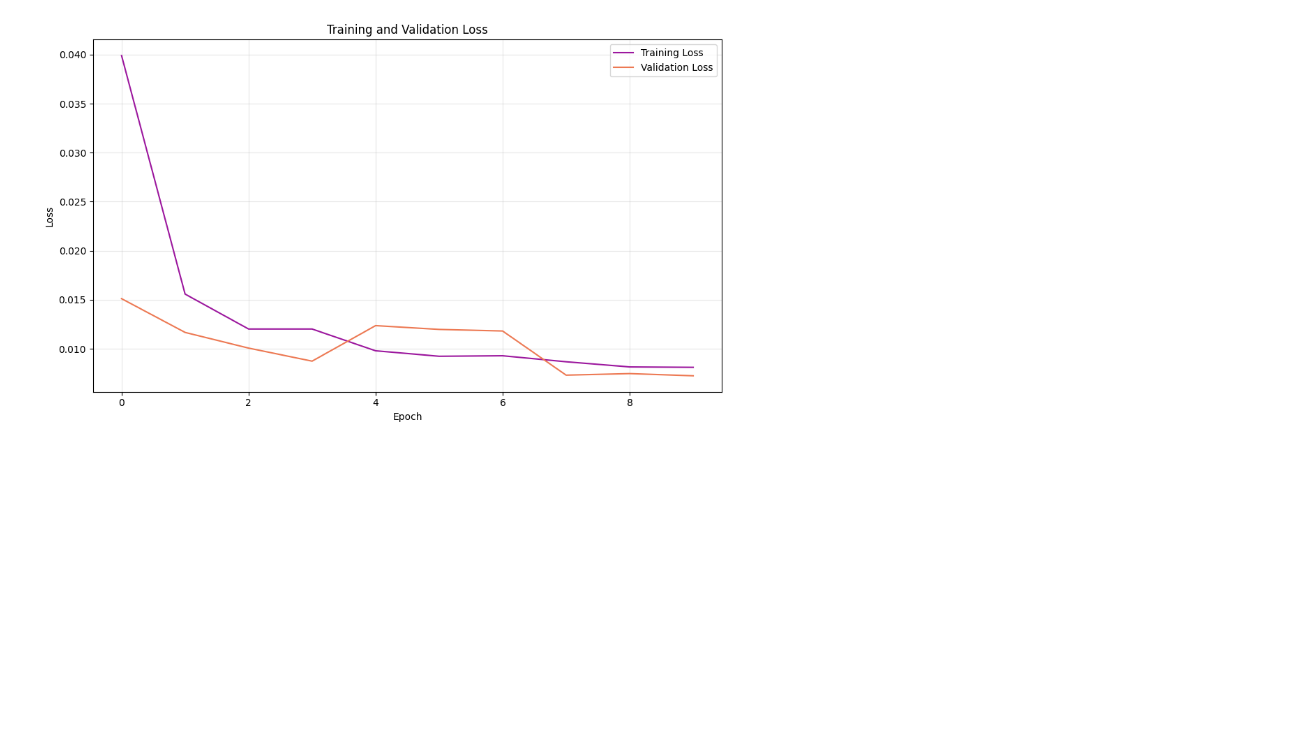
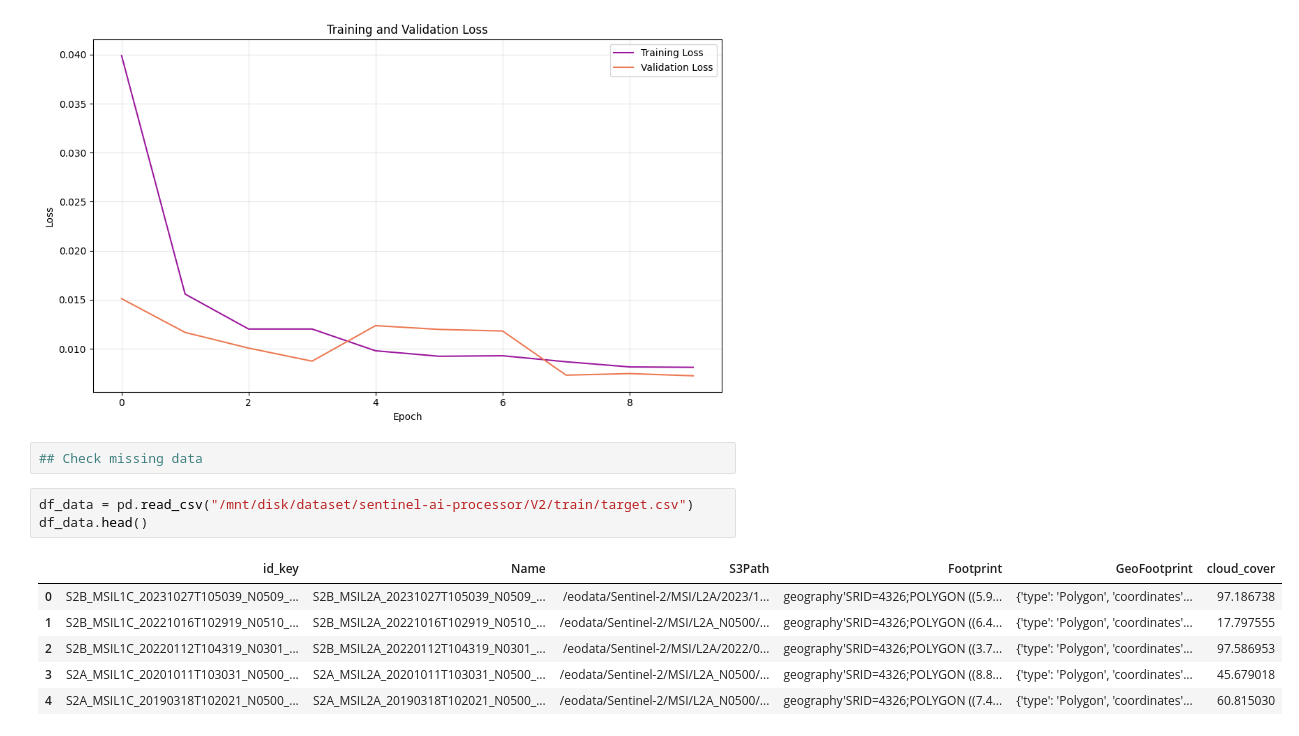
Before and after one commit to sebastien-tetaud/sentinel-2-ai-processor, a Jupyter notebook: src/training_analysis.ipynb, the cells around one changed output. Saved outputs shown, nothing was run; the diff lists cells and outputs as text; blank space fills up the shorter version.

Commit message:
update prepare notebook for missing value check

```diff
--- a/src/training_analysis.ipynb
+++ b/src/training_analysis.ipynb
@@ -30,3 +40,15 @@ plot_training_loss(df=df,
                     color_palette="plasma")
 # %% [output]
 [figure]
+# %%
+## Check missing data
+# %%
+df_data = pd.read_csv("/mnt/disk/dataset/sentinel-ai-processor/V2/train/target.csv")
+df_data.head()
+# %% [output]
+|  | id_key | Name | S3Path | Footprint | GeoFootprint | cloud_cover |
+| 0 | S2B_MSIL1C_20231027T105039_N0509_... | S2B_MSIL2A_20231027T105039_N0509_... | /eodata/Sentinel-2/MSI/L2A/2023/1... | geography'SRID=4326;POLYGON ((5.9... | {'type': 'Polygon', 'coordinates'... | 97.186738 |
+| 1 | S2B_MSIL1C_20221016T102919_N0510_... | S2B_MSIL2A_20221016T102919_N0510_... | /eodata/Sentinel-2/MSI/L2A_N0500/... | geography'SRID=4326;POLYGON ((6.4... | {'type': 'Polygon', 'coordinates'... | 17.797555 |
+| 2 | S2B_MSIL1C_20220112T104319_N0301_... | S2B_MSIL2A_20220112T104319_N0301_... | /eodata/Sentinel-2/MSI/L2A/2022/0... | geography'SRID=4326;POLYGON ((3.7... | {'type': 'Polygon', 'coordinates'... | 97.586953 |
+| 3 | S2A_MSIL1C_20201011T103031_N0500_... | S2A_MSIL2A_20201011T103031_N0500_... | /eodata/Sentinel-2/MSI/L2A_N0500/... | geography'SRID=4326;POLYGON ((8.8... | {'type': 'Polygon', 'coordinates'... | 45.679018 |
+| 4 | S2A_MSIL1C_20190318T102021_N0500_... | S2A_MSIL2A_20190318T102021_N0500_... | /eodata/Sentinel-2/MSI/L2A_N0500/... | geography'SRID=4326;POLYGON ((7.4... | {'type': 'Polygon', 'coordinates'... | 60.815030 |
```
Also changed, not shown: parts of 4 cells of this notebook, 1 other file.
